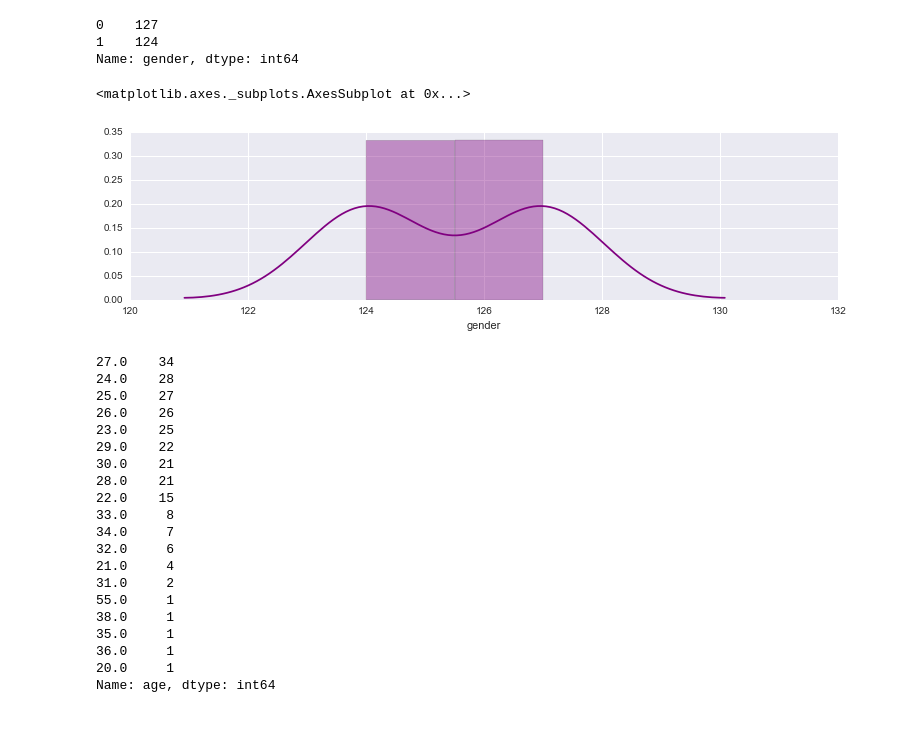
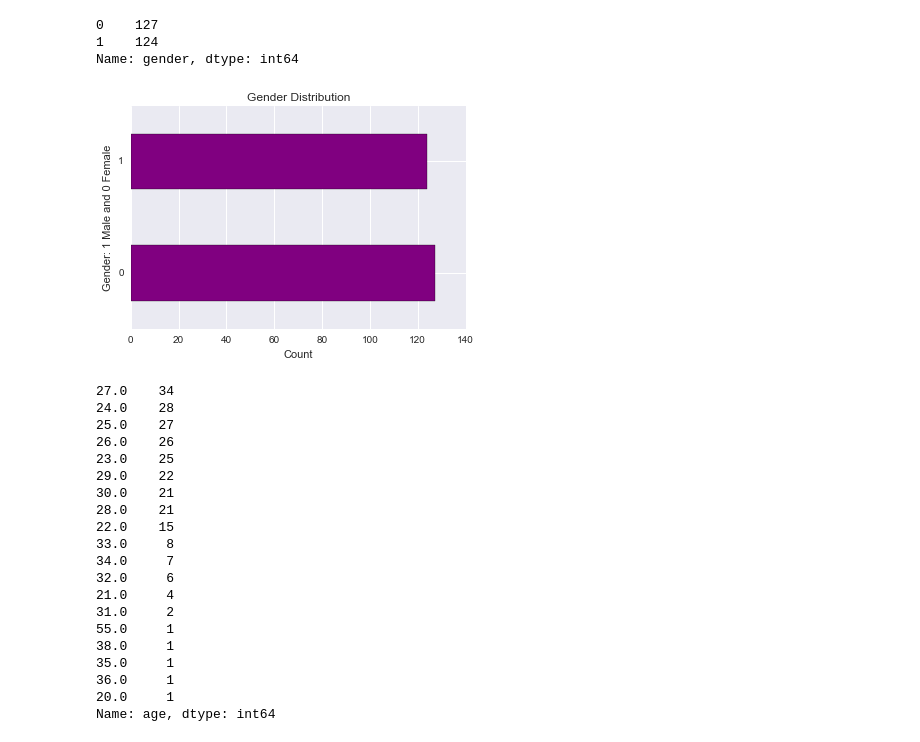
Before and after one commit to poles1c/DSI-SF-1-POLES1C, a Jupyter notebook: projects/poles1c_Captsone_Part_4.ipynb, the cells around one changed output. Saved outputs shown, nothing was run; the diff lists cells and outputs as text; code cells hidden in the pictures.

```diff
--- a/projects/poles1c_Captsone_Part_4.ipynb
+++ b/projects/poles1c_Captsone_Part_4.ipynb
@@ -191,13 +171,16 @@ demop_df.gender.value_counts()
 0    127
 1    124
 Name: gender, dtype: int64
-# %%
-#ask K or David;%
-fig_gen = plt.figure(figsize=(12.7,3),dpi=300)
-sns.distplot(demop_df.gender.value_counts(), color = "purple")
-# %% [output]
-<matplotlib.axes._subplots.AxesSubplot at 0x...>
-[figure, removed]
+# %%
+
+gen = demop_df.gender.value_counts()
+gen.plot(kind = "barh",color = 'purple')
+plt.xlabel('Count')
+plt.ylabel('Gender: 1 Male and 0 Female')
+plt.title ("Gender Distribution")
+plt.show()
+# %% [output]
+[figure, added]
 # %%
 # ages of participants
 age_series= demop_df.age.value_counts()
```
Also changed, not shown: parts of 35 cells of this notebook.
